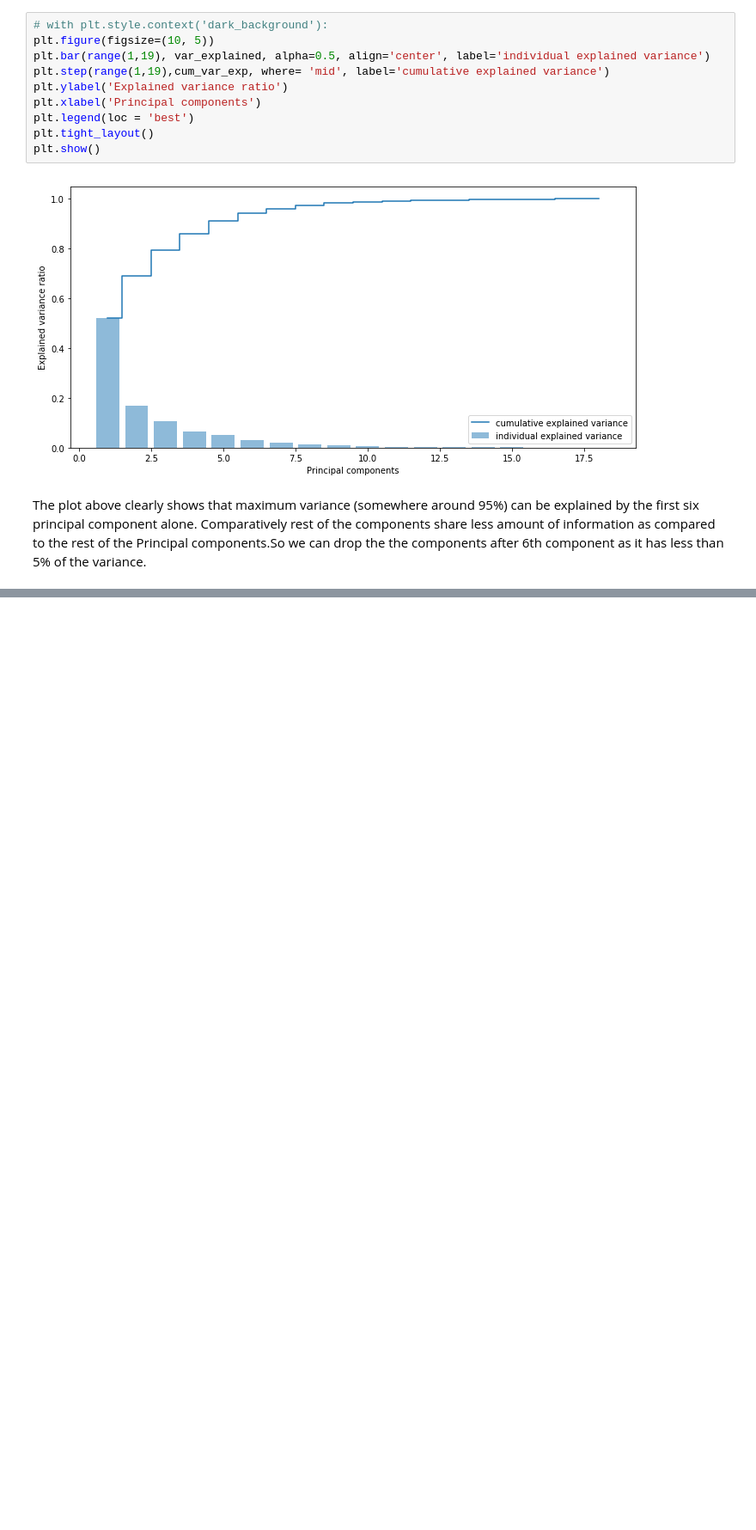
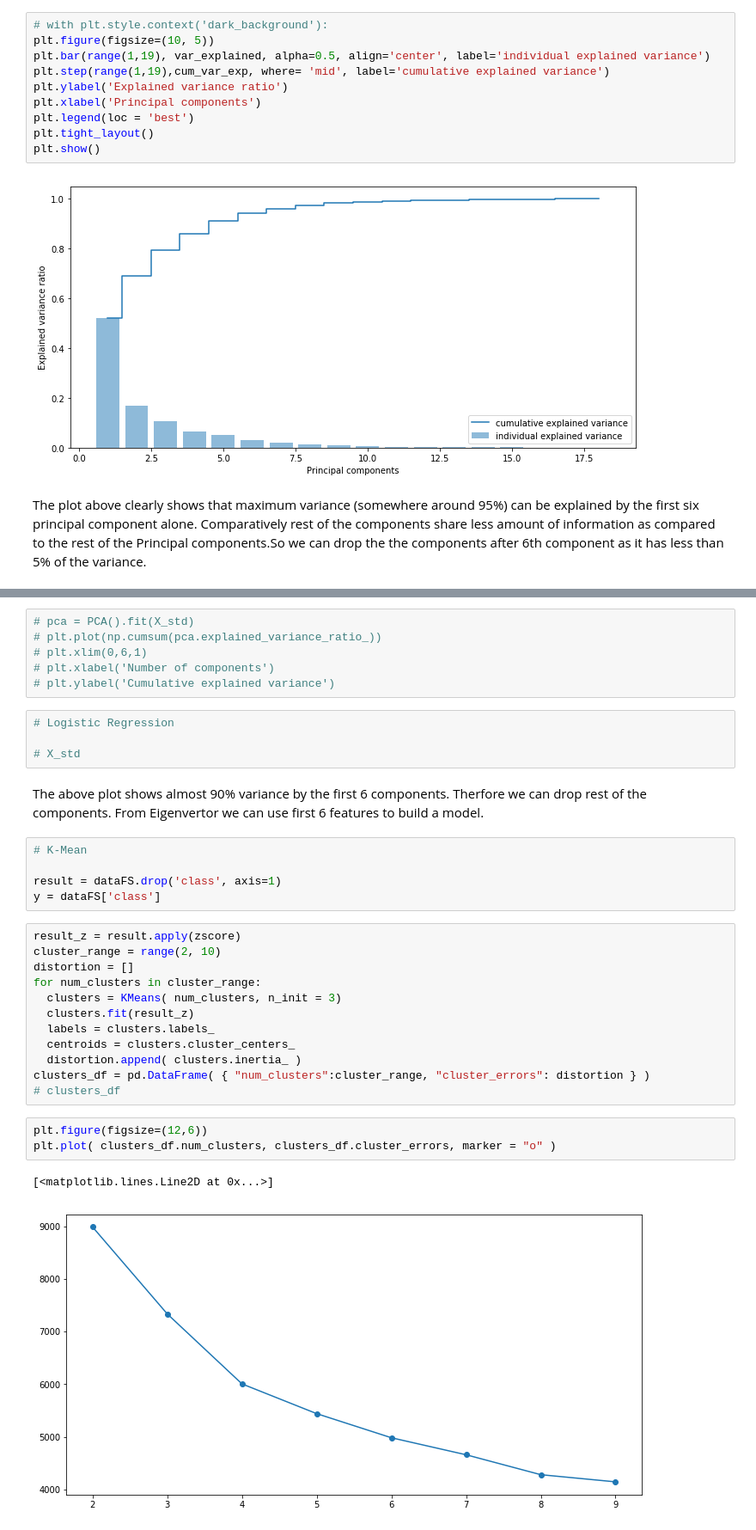
Before and after one commit to GreatLearningAIML1/bangalore-feb-batch-obulirajs, a Jupyter notebook: Unsupervised Learning_R5_Project2.ipynb, the cells around one changed output, grey strips where cells are left out. Shown: that part at 86% size. Saved outputs shown, nothing was run; the diff lists cells and outputs as text; blank space fills up the shorter version.

```diff
--- a/Unsupervised Learning_R5_Project2.ipynb
+++ b/Unsupervised Learning_R5_Project2.ipynb
@@ -479,0 +492,36 @@ Proj_data_2D = np.dot(X_std,P_reduce.T)   # projecting original data into princi
+# %%
+# pca = PCA().fit(X_std)
+# plt.plot(np.cumsum(pca.explained_variance_ratio_))
+# plt.xlim(0,6,1)
+# plt.xlabel('Number of components')
+# plt.ylabel('Cumulative explained variance')
+# %%
+# Logistic Regression
+
+# X_std
+# %% [markdown]
+The above plot shows almost 90% variance by the first 6 components. Therfore we can drop rest of the components.
+From Eigenvertor we can use first 6 features to build a model.
+# %%
+# K-Mean
+
+result = dataFS.drop('class', axis=1)
+y = dataFS['class']
+# %%
+result_z = result.apply(zscore)
+cluster_range = range(2, 10)
+distortion = []
+for num_clusters in cluster_range:
+  clusters = KMeans( num_clusters, n_init = 3)
+  clusters.fit(result_z)
+  labels = clusters.labels_
+  centroids = clusters.cluster_centers_
+  distortion.append( clusters.inertia_ )
+clusters_df = pd.DataFrame( { "num_clusters":cluster_range, "cluster_errors": distortion } )
+# clusters_df
+# %%
+plt.figure(figsize=(12,6))
+plt.plot( clusters_df.num_clusters, clusters_df.cluster_errors, marker = "o" )
+# %% [output]
+[<matplotlib.lines.Line2D at 0x...>]
+[figure, added]
```
Also changed, not shown: parts of 20 cells of this notebook.
